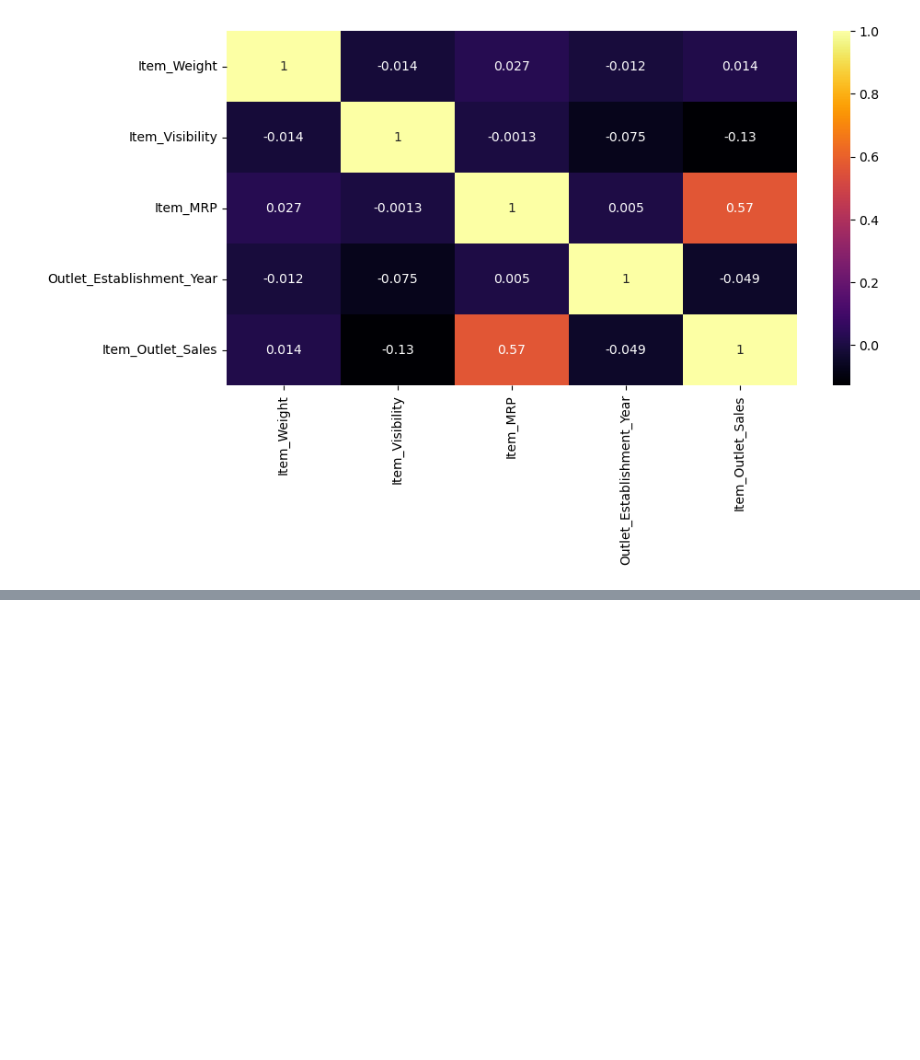
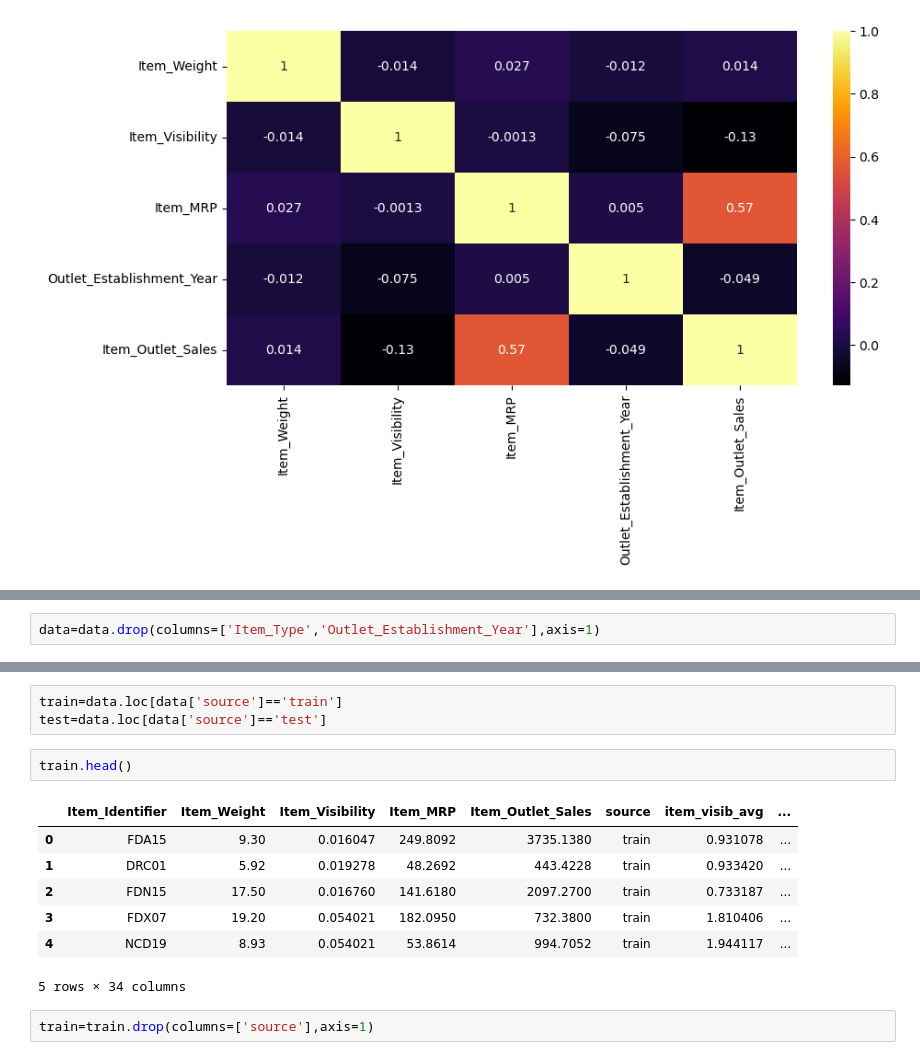
Before and after one commit to shaanVM/BigMartSalesPrediction, a Jupyter notebook: BigMartSalesPrediction.ipynb, the cells around one changed output, grey strips where cells are left out. Cells and saved outputs as stored; diff of their text form; blank space fills up the shorter version.

```diff
--- a/BigMartSalesPrediction.ipynb
+++ b/BigMartSalesPrediction.ipynb
@@ -652,0 +665,2 @@ dtype: object
+# %%
+data=data.drop(columns=['Item_Type','Outlet_Establishment_Year'],axis=1)
@@ -652,0 +677,15 @@ dtype: object
+# %%
+train=data.loc[data['source']=='train']
+test=data.loc[data['source']=='test']
+# %%
+train.head()
+# %% [output]
+|  | Item_Identifier | Item_Weight | Item_Visibility | Item_MRP | Item_Outlet_Sales | source | item_visib_avg | ... |
+| 0 | FDA15 | 9.30 | 0.016047 | 249.8092 | 3735.1380 | train | 0.931078 | ... |
+| 1 | DRC01 | 5.92 | 0.019278 | 48.2692 | 443.4228 | train | 0.933420 | ... |
+| 2 | FDN15 | 17.50 | 0.016760 | 141.6180 | 2097.2700 | train | 0.733187 | ... |
+| 3 | FDX07 | 19.20 | 0.054021 | 182.0950 | 732.3800 | train | 1.810406 | ... |
+| 4 | NCD19 | 8.93 | 0.054021 | 53.8614 | 994.7052 | train | 1.944117 | ... |
+5 rows × 34 columns
+# %%
+train=train.drop(columns=['source'],axis=1)
```
Also changed, not shown: parts of 80 cells of this notebook.
